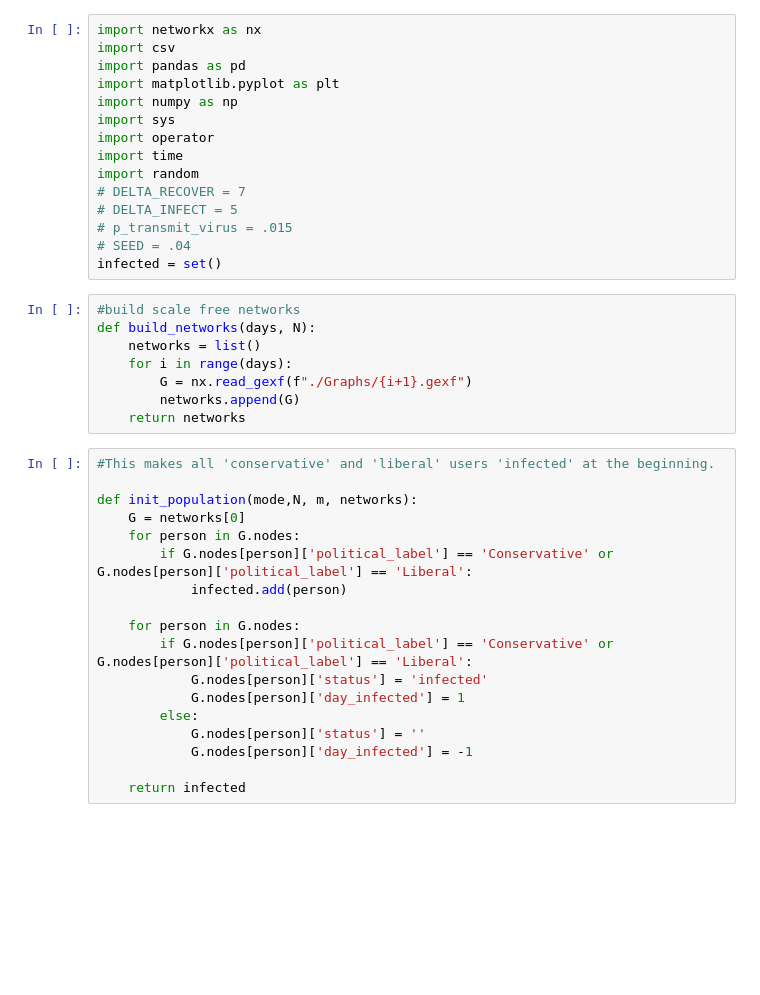
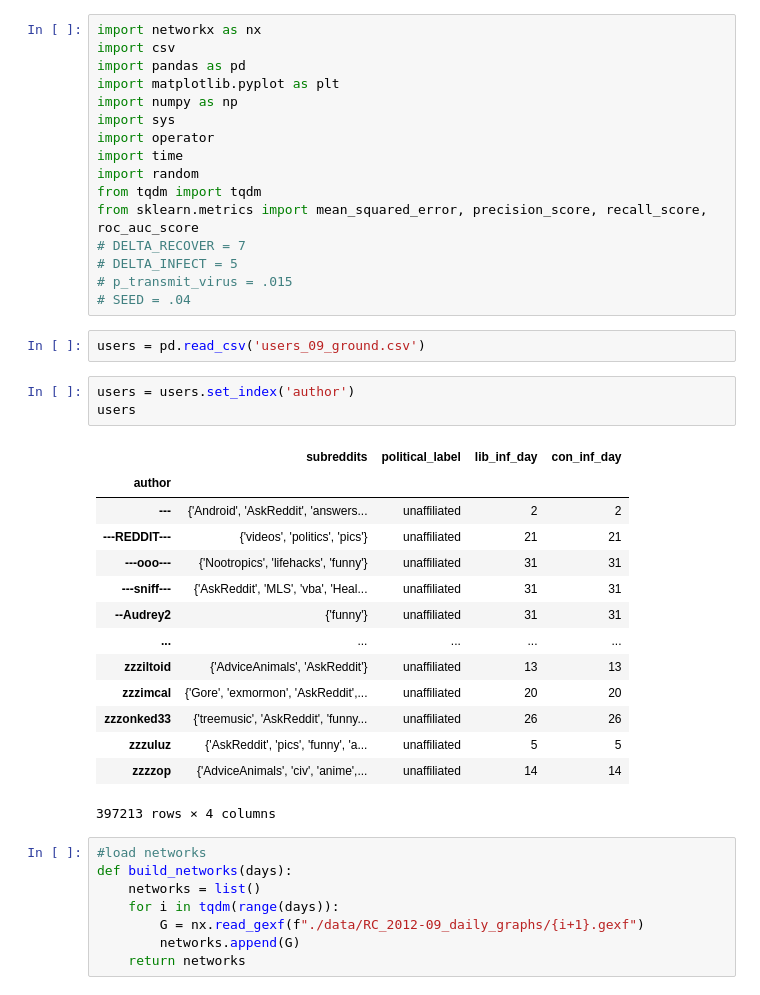
Before and after one commit to thezanefreeman/ComplexNetworks, a Jupyter notebook: infected.ipynb, the cells around one changed output. Drawn from its saved outputs; the diff is of its cells as text; blank space fills up the shorter version.

```diff
--- a/infected.ipynb
+++ b/infected.ipynb
@@ -8,34 +8,37 @@ import sys
 import operator
 import time
 import random
+from tqdm import tqdm
+from sklearn.metrics import mean_squared_error, precision_score, recall_score, roc_auc_score
 # DELTA_RECOVER = 7
 # DELTA_INFECT = 5
 # p_transmit_virus = .015
 # SEED = .04
-infected = set()
+# %%
+users = pd.read_csv('users_09_ground.csv')
+# %%
+users = users.set_index('author')
+users
+# %% [output]
+|  | subreddits | political_label | lib_inf_day | con_inf_day |
+| author |  |  |  |  |
+| --- | {'Android', 'AskReddit', 'answers... | unaffiliated | 2 | 2 |
+| ---REDDIT--- | {'videos', 'politics', 'pics'} | unaffiliated | 21 | 21 |
+| ---ooo--- | {'Nootropics', 'lifehacks', 'funny'} | unaffiliated | 31 | 31 |
+| ---sniff--- | {'AskReddit', 'MLS', 'vba', 'Heal... | unaffiliated | 31 | 31 |
+| --Audrey2 | {'funny'} | unaffiliated | 31 | 31 |
+| ... | ... | ... | ... | ... |
+| zzziltoid | {'AdviceAnimals', 'AskReddit'} | unaffiliated | 13 | 13 |
+| zzzimcal | {'Gore', 'exmormon', 'AskReddit',... | unaffiliated | 20 | 20 |
+| zzzonked33 | {'treemusic', 'AskReddit', 'funny... | unaffiliated | 26 | 26 |
+| zzzuluz | {'AskReddit', 'pics', 'funny', 'a... | unaffiliated | 5 | 5 |
+| zzzzop | {'AdviceAnimals', 'civ', 'anime',... | unaffiliated | 14 | 14 |
+397213 rows × 4 columns
 # %%
-#build scale free networks
-def build_networks(days, N):
+#load networks
+def build_networks(days):
     networks = list()
-    for i in range(days):
-        G = nx.read_gexf(f"./Graphs/{i+1}.gexf")
+    for i in tqdm(range(days)):
+        G = nx.read_gexf(f"./data/RC_2012-09_daily_graphs/{i+1}.gexf")
         networks.append(G)
     return networks
-# %%
-#This makes all 'conservative' and 'liberal' users 'infected' at the beginning.
-
-def init_population(mode,N, m, networks):
-    G = networks[0]
-    for person in G.nodes:
-        if G.nodes[person]['political_label'] == 'Conservative' or G.nodes[person]['political_label'] == 'Liberal':
-            infected.add(person)
-
-    for person in G.nodes:
-        if G.nodes[person]['political_label'] == 'Conservative' or G.nodes[person]['political_label'] == 'Liberal':
-            G.nodes[person]['status'] = 'infected'
-            G.nodes[person]['day_infected'] = 1
-        else:
-            G.nodes[person]['status'] = ''
-            G.nodes[person]['day_infected'] = -1
-
-    return infected
```
Also changed, not shown: parts of 18 cells of this notebook, 1 other file.
